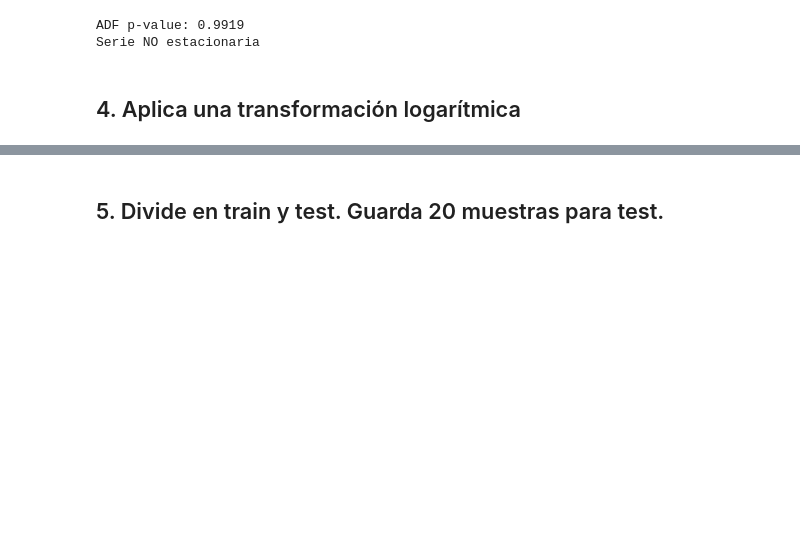
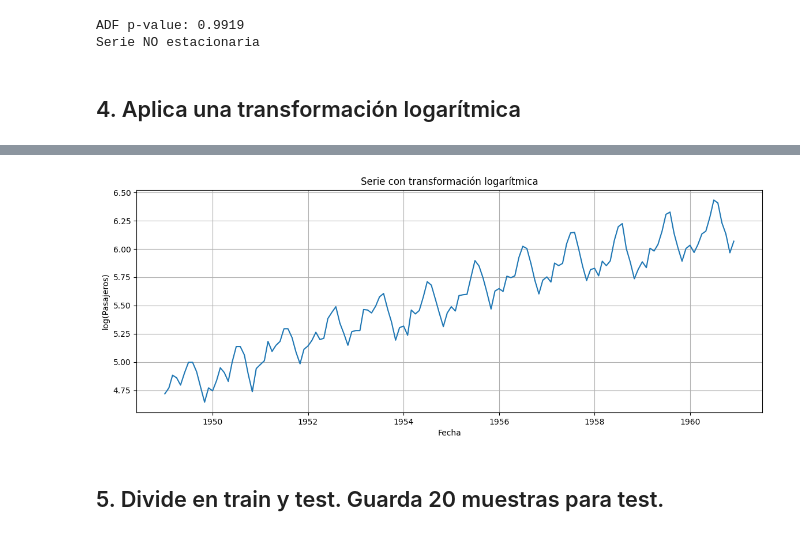
Before and after one commit to fgoiri/2026-02-BILBAO-FT-Data-Science, a Jupyter notebook: 3-Machine_Learning/4-Series temporales/ejercicios/2_Time Series Forecast_FGO.ipynb, the cells around one changed output, grey strips where cells are left out. Saved outputs shown, nothing was run; the diff lists cells and outputs as text; code cells hidden in the pictures; blank space fills up the shorter version.

```diff
--- a/3-Machine_Learning/4-Series temporales/ejercicios/2_Time Series Forecast_FGO.ipynb
+++ b/3-Machine_Learning/4-Series temporales/ejercicios/2_Time Series Forecast_FGO.ipynb
@@ -103,6 +104,15 @@ df.head()
 | 1949-03-01 | 132 | 4.882802 |
 | 1949-04-01 | 129 | 4.859812 |
 | 1949-05-01 | 121 | 4.795791 |
+# %%
+plt.figure(figsize=(14, 5))
+plt.plot(df.index, df['log_value'])
+plt.title('Serie con transformación logarítmica')
+plt.xlabel('Fecha')
+plt.ylabel('log(Pasajeros)')
+plt.grid(True);
+# %% [output]
+[figure, added]
 # %% [markdown]
 ## 5. Divide en train y test. Guarda 20 muestras para test.
 # %%
```
Also changed, not shown: parts of 4 cells of this notebook, 12 other files.
